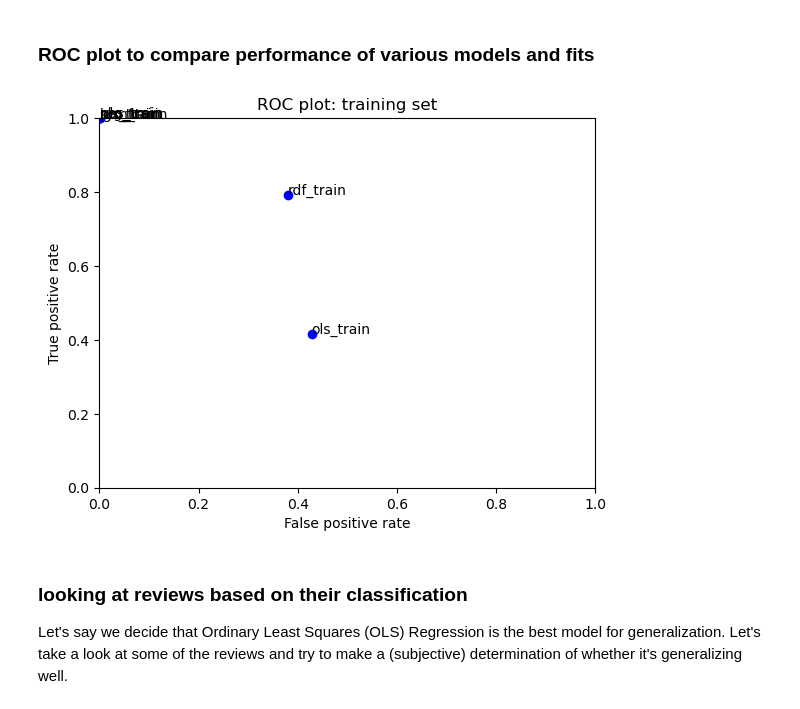
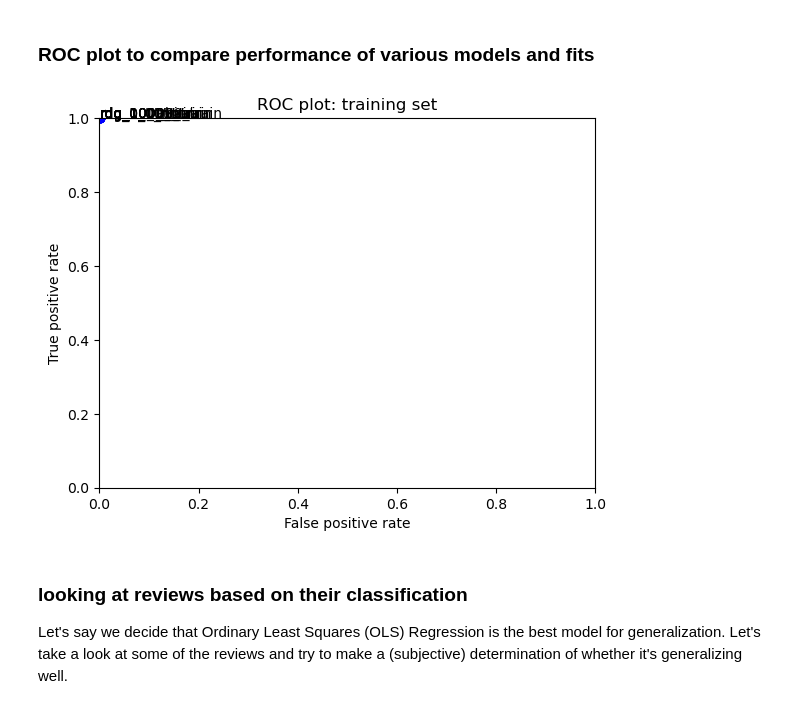
Before and after one commit to herson-xyz-labs/MFADT-Machine-Learning---Jupyter-Notebook, a Jupyter notebook: MFADT Machine Learning Class/Final Assignment 1/Iteration 3/Herson, Seed 92 - v2.ipynb, the cells around one changed output. Drawn from its saved outputs; the diff is of its cells as text; code cells hidden in the pictures.

```diff
--- a/MFADT Machine Learning Class/Final Assignment 1/Iteration 3/Herson, Seed 92 - v2.ipynb
+++ b/MFADT Machine Learning Class/Final Assignment 1/Iteration 3/Herson, Seed 92 - v2.ipynb
@@ -347,0 +398,8 @@ print(rdg_performance_train.performance_measures)
+# %%
+from sklearn import linear_model
+rdg_100 = linear_model.RidgeClassifier(alpha=100.0)
+rdg_100.fit(X_train, y_train)
+
+rdg_100_performance_train = BinaryClassificationPerformance(rdg_100.predict(X_train), y_train, 'rdg_100_train')
+rdg_100_performance_train.compute_measures()
+print(rdg_100_performance_train.performance_measures)
@@ -347,0 +408,8 @@ print(rdg_performance_train.performance_measures)
+# %%
+from sklearn import linear_model
+rdg_1000 = linear_model.RidgeClassifier(alpha=1000.0)
+rdg_1000.fit(X_train, y_train)
+
+rdg_1000_performance_train = BinaryClassificationPerformance(rdg_1000.predict(X_train), y_train, 'rdg_1000_train')
+rdg_1000_performance_train.compute_measures()
+print(rdg_1000_performance_train.performance_measures)
@@ -347,0 +418,8 @@ print(rdg_performance_train.performance_measures)
+# %%
+from sklearn import linear_model
+rdg_10000 = linear_model.RidgeClassifier(alpha=10000.0)
+rdg_10000.fit(X_train, y_train)
+
+rdg_10000_performance_train = BinaryClassificationPerformance(rdg_10000.predict(X_train), y_train, 'rdg_10000_train')
+rdg_10000_performance_train.compute_measures()
+print(rdg_10000_performance_train.performance_measures)
@@ -347,0 +428,8 @@ print(rdg_performance_train.performance_measures)
+# %%
+from sklearn import linear_model
+rdg_100000 = linear_model.RidgeClassifier(alpha=100000.0)
+rdg_100000.fit(X_train, y_train)
+
+rdg_100000_performance_train = BinaryClassificationPerformance(rdg_100000.predict(X_train), y_train, 'rdg_100000_train')
+rdg_100000_performance_train.compute_measures()
+print(rdg_100000_performance_train.performance_measures)
@@ -360,20 +470,20 @@ print(rdf_performance_train.performance_measures)
 # %% [markdown]
 ### ROC plot to compare performance of various models and fits
 # %%
-fits = [svm_1_performance_train, svm_10_performance_train, svm_100_performance_train, svm_1000_performance_train, svm_10000_performance_train, svm_100000_performance_train]
+fits = [ rdg_0_001_performance_train, rdg_0_01_performance_train, rdg_0_1_performance_train, rdg_1_performance_train, rdg_10_performance_train, rdg_100_performance_train, rdg_1000_performance_train, rdg_10000_performance_train, rdg_100000_performance_train ]
 
 for fit in fits:
     plt.plot(fit.performance_measures['FP'] / fit.performance_measures['Neg'],
              fit.performance_measures['TP'] / fit.performance_measures['Pos'], 'bo')
     plt.text(fit.performance_measures['FP'] / fit.performance_measures['Neg'],
              fit.performance_measures['TP'] / fit.performance_measures['Pos'], fit.desc)
 plt.axis([0, 1, 0, 1])
 plt.title('ROC plot: training set')
 plt.xlabel('False positive rate')
 plt.ylabel('True positive rate')
 plt.show()
 # %% [output]
-[figure, old version]
+[figure, new version]
 # %% [markdown]
 ### looking at reviews based on their classification
 
```
Also changed, not shown: parts of 25 cells of this notebook, 4 other files.
